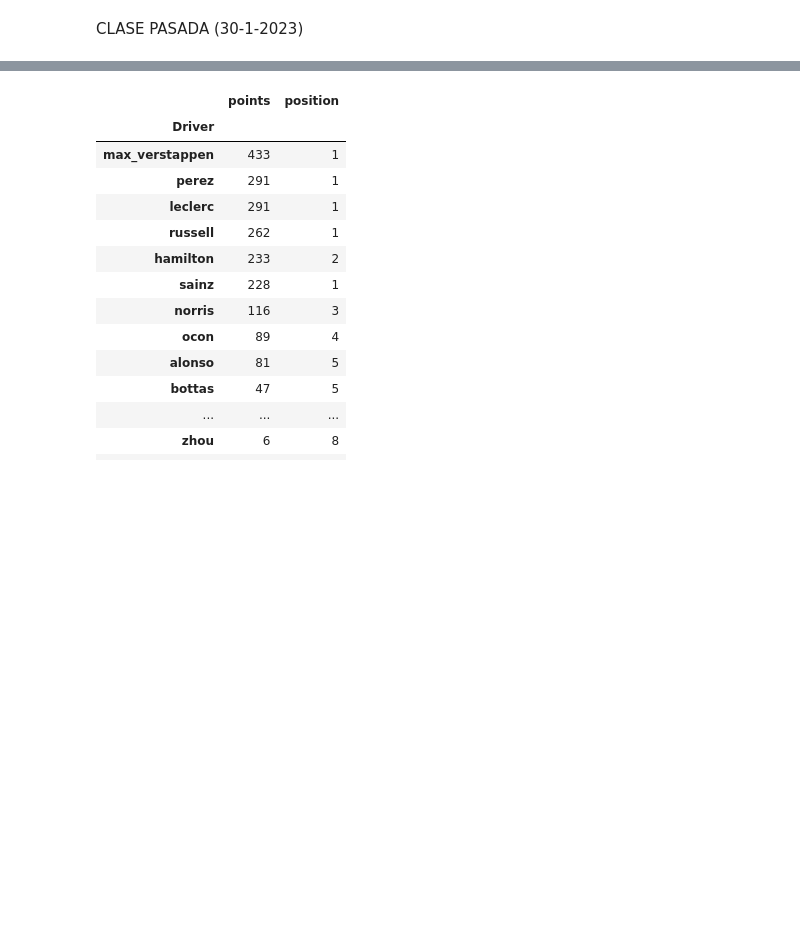
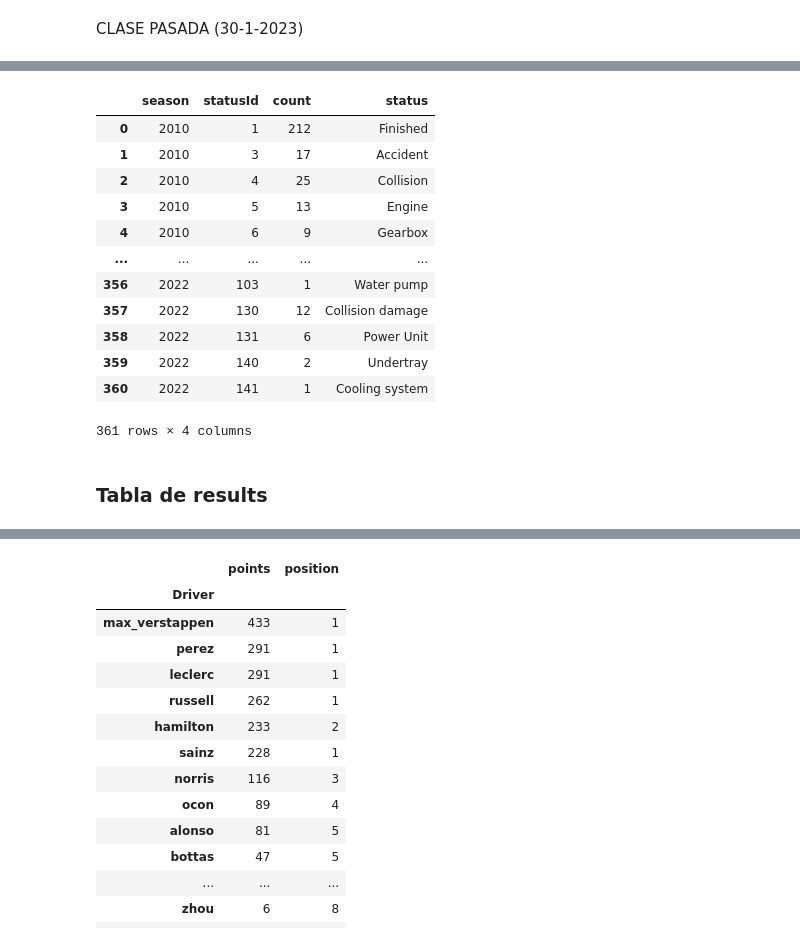
Before and after one commit to Hessael14/Formula-1-data, a Jupyter notebook: f1-analisis.ipynb, the cells around one changed output, grey strips where cells are left out. Saved outputs shown, nothing was run; the diff lists cells and outputs as text; code cells hidden in the pictures; blank space fills up the shorter version.

```diff
--- a/f1-analisis.ipynb
+++ b/f1-analisis.ipynb
@@ -104,0 +320,13 @@ NameError: name 'races' is not defined
+# %%
+for year in list(range(2021,2023)):
+    url= 'http://ergast.com/api/f1/{}/sprint.json'
+    responsequaly=requests.get(url.format(year))
+    jsonsprint=responsequaly.json()
+    for i in jsonsprint['MRData']['RaceTable']['Races']:
+
+        sprint['season'].append(int(i['season']))
+        sprint['round'].append(int(i['round']))
+  #'Circuit': {
+        sprint['circuitId'].append(str(i['Circuit']['circuitId']))
+   #},
+        sprint['SprintResults'].append(i['SprintResults'])
@@ -107,3 +367,6 @@ CLASE PASADA (30-1-2023)
 # %%
-df_results_2022
+url='http://ergast.com/api/f1/2022/status.json'
+response=requests.get(url)
+jsonstatus=response.json()
+jsonstatus['MRData']['StatusTable']['Status']
 # %% [output]
@@ -122,0 +390,6 @@ df_results_2022
+# %%
+status= {'season':[],
+         'statusId':[],
+         'count':[],
+          'status':[]
+        }
@@ -122,0 +406,16 @@ df_results_2022
+# %%
+pd.DataFrame(status)
+# %% [output]
+|  | season | statusId | count | status |
+| 0 | 2010 | 1 | 212 | Finished |
+| 1 | 2010 | 3 | 17 | Accident |
+| 2 | 2010 | 4 | 25 | Collision |
+| 3 | 2010 | 5 | 13 | Engine |
+| 4 | 2010 | 6 | 9 | Gearbox |
+| ... | ... | ... | ... | ... |
+| 356 | 2022 | 103 | 1 | Water pump |
+| 357 | 2022 | 130 | 12 | Collision damage |
+| 358 | 2022 | 131 | 6 | Power Unit |
+| 359 | 2022 | 140 | 2 | Undertray |
+| 360 | 2022 | 141 | 1 | Cooling system |
+361 rows × 4 columns
@@ -122,0 +424,2 @@ df_results_2022
+# %% [markdown]
+### Tabla de results
```
Also changed, not shown: parts of 55 cells of this notebook, 8 other files.
